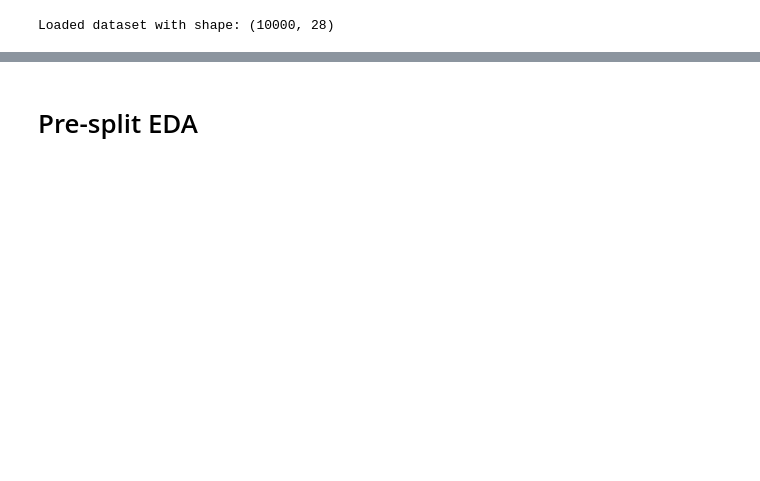
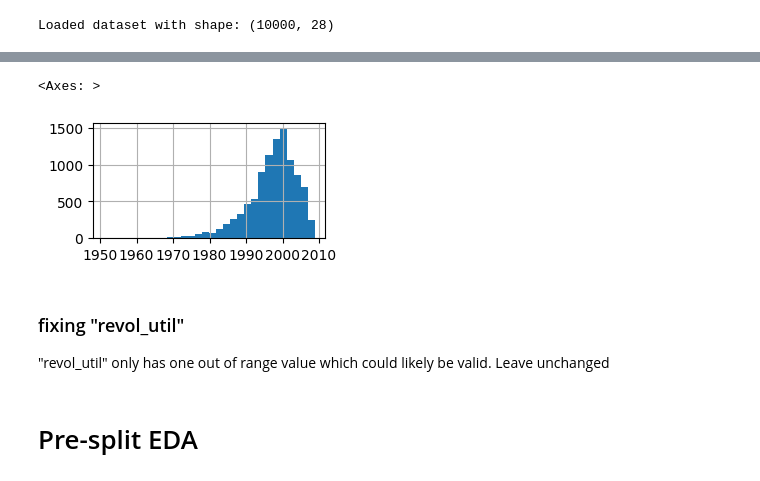
Before and after one commit to 37signals37/lending_club, a Jupyter notebook: dataset_validation.ipynb, the cells around one changed output, grey strips where cells are left out. Saved outputs shown, nothing was run; the diff lists cells and outputs as text; code cells hidden in the pictures; blank space fills up the shorter version.

```diff
--- a/dataset_validation.ipynb
+++ b/dataset_validation.ipynb
@@ -175,3 +317,16 @@ def fisher_exact_test(df: pd.DataFrame, feature_col: str, positive_feature: int,
+# %%
+dates = pd.to_datetime(df_raw["earliest_cr_line"], format="%m/%d/%y", errors="coerce")
+cutoff = pd.Timestamp(df_schema_validation.loc[df_schema_validation['column'] == "earliest_cr_line", 'max_allowed'].values[0])
+dates = dates.where(dates < cutoff, dates - pd.DateOffset(years=100))
+df_raw["earliest_cr_line"] = dates
+df_raw["earliest_cr_line"].hist(bins=30, figsize=(3, 1.5))
+# %% [output]
+<Axes: >
+[figure, added]
+# %% [markdown]
+### fixing "revol_util"
+
+"revol_util" only has one out of range value which could likely be valid. Leave unchanged
 # %% [markdown]
 # Pre-split EDA
 # %%
```
Also changed, not shown: parts of 57 cells of this notebook, 1 other file.
